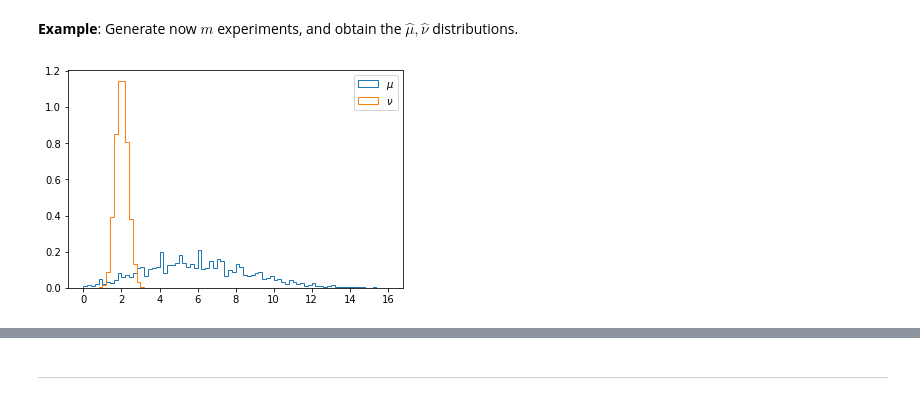
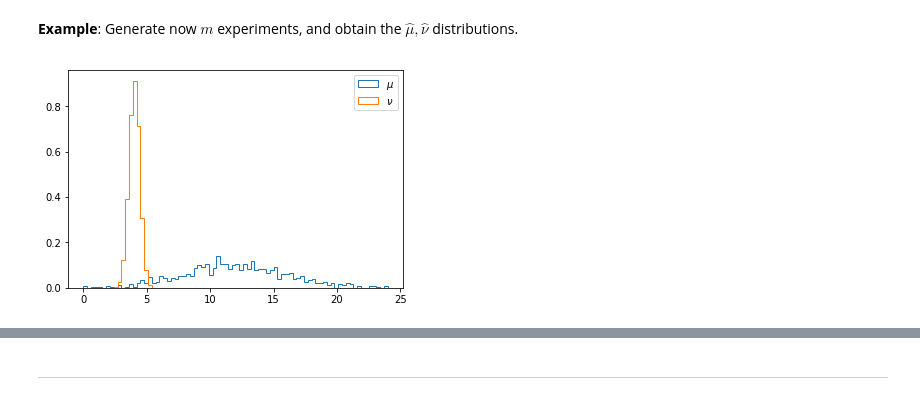
Before and after one commit to jahernando/pyraresearchlectures, a Jupyter notebook: lecture_hypothesis_test_composite.ipynb, the cells around one changed output, grey strips where cells are left out. Saved outputs shown, nothing was run; the diff lists cells and outputs as text; code cells hidden in the pictures.

```diff
--- a/lecture_hypothesis_test_composite.ipynb
+++ b/lecture_hypothesis_test_composite.ipynb
@@ -408,6 +393,5 @@ mubests, nubests = [par[0] for par in parbests], [par[1] for par in parbests]
-# %%
-plt.hist(mubests, 80, (0, 16), histtype='step', density = True, label = r'$\mu$');
-plt.hist(nubests, 80, (0, 16), histtype='step', density = True, label = r'$\nu$');
-plt.legend(loc = 1);
-# %% [output]
-[figure, removed]
+# %%
+mu, nu, tau, size  = 12., 4., 20., 1000
+htexam.poisson_control_muhat_hist(mu, nu, tau, size)
+# %% [output]
+[figure, added]
```
Also changed, not shown: parts of 24 cells of this notebook, 8 other files.
